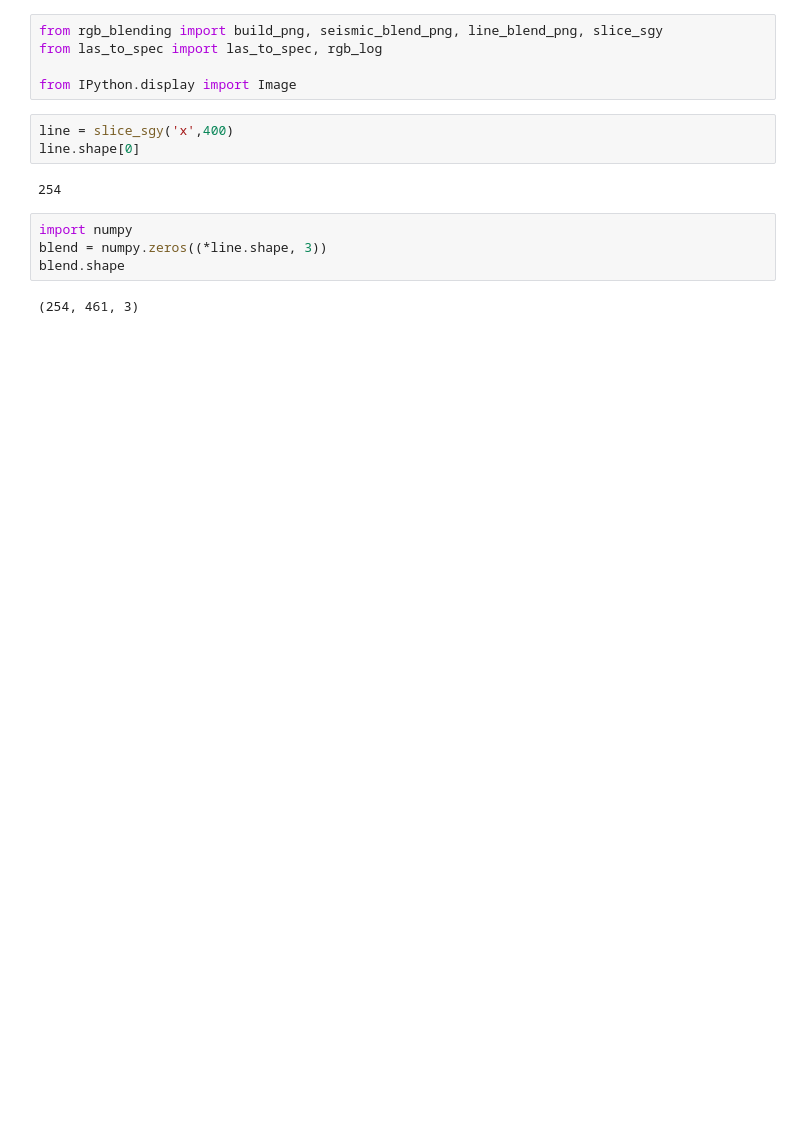
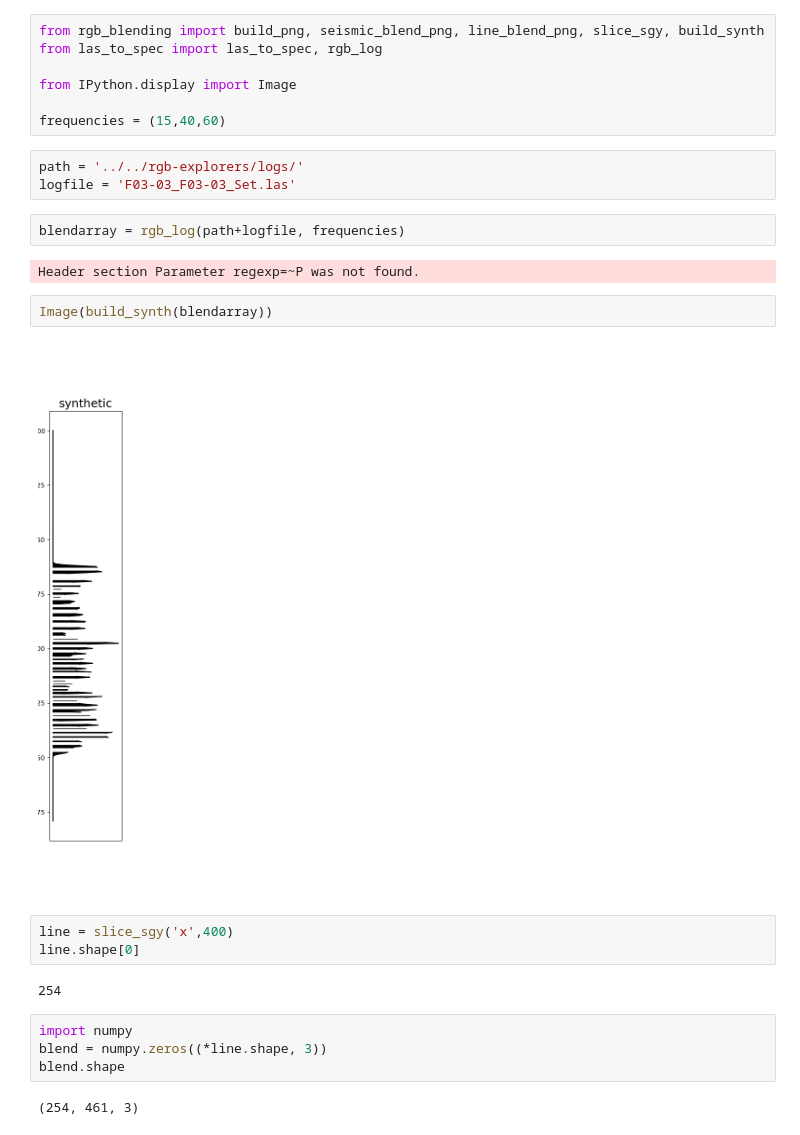
Before and after one commit to Gijsbertbas/rgb-explorers-backend, a Jupyter notebook: processing/test_blending.ipynb, the cells around one changed output. Saved outputs shown, nothing was run; the diff lists cells and outputs as text; blank space fills up the shorter version.

Commit message:
add synthetic figure

```diff
--- a/processing/test_blending.ipynb
+++ b/processing/test_blending.ipynb
@@ -1,8 +1,21 @@
 # %%
-from rgb_blending import build_png, seismic_blend_png, line_blend_png, slice_sgy
+from rgb_blending import build_png, seismic_blend_png, line_blend_png, slice_sgy, build_synth
 from las_to_spec import las_to_spec, rgb_log
 
 from IPython.display import Image
+
+frequencies = (15,40,60)
+# %%
+path = '../../rgb-explorers/logs/'
+logfile = 'F03-03_F03-03_Set.las'
+# %%
+blendarray = rgb_log(path+logfile, frequencies)
+# %% [output]
+Header section Parameter regexp=~P was not found.
+# %%
+Image(build_synth(blendarray))
+# %% [output]
+[figure, added]
 # %%
 line = slice_sgy('x',400)
 line.shape[0]
```
Also changed, not shown: parts of 5 cells of this notebook, 2 other files.
